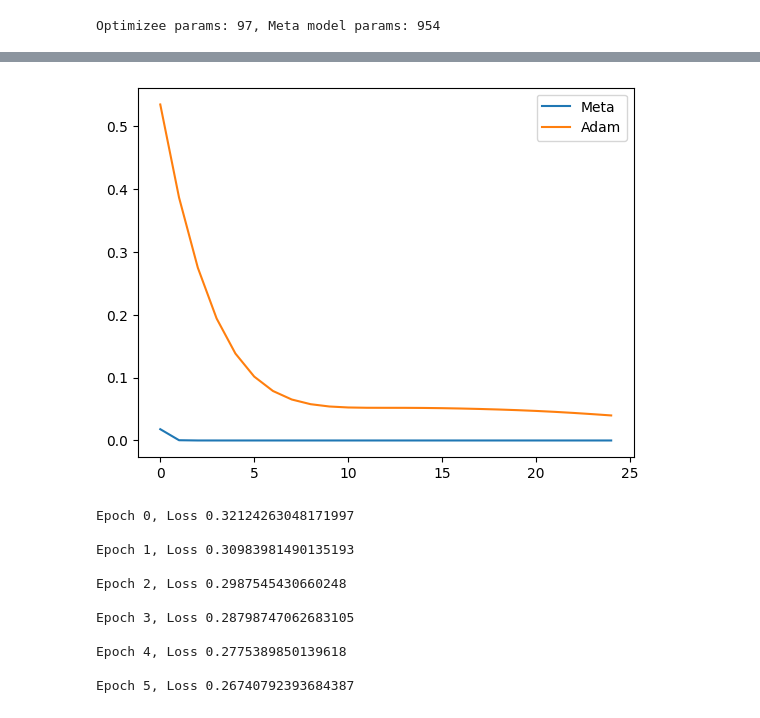
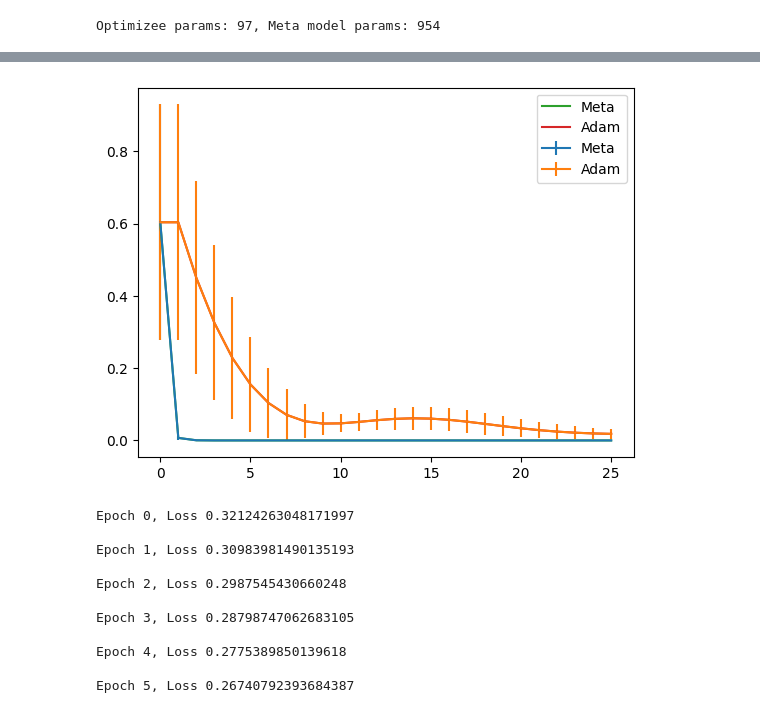
Before and after one commit to sidb70/learned-optimizers, a Jupyter notebook: experiments/meta_opt_playground.ipynb, the cells around one changed output, grey strips where cells are left out. Saved outputs shown, nothing was run; the diff lists cells and outputs as text; code cells hidden in the pictures.

Commit message:
optimizee >> optimizer experiment. not yet run.

```diff
--- a/experiments/meta_opt_playground.ipynb
+++ b/experiments/meta_opt_playground.ipynb
@@ -228,12 +227,25 @@ meta_model.eval()
 X_train = X_train.to('cuda')
 Y_train = Y_train.to('cuda')
 
-avg_losses_meta = []
-for epoch in range(25):
+# initial evaluation on train
+initial_losses = []
+with torch.no_grad():
+    for model in optimizees:
+        model.to('cuda')
+        outputs = model(X_train)
+        loss = criterion(outputs, Y_train)
+        initial_losses.append(loss.item())
+    print(f'Initial Train Loss {sum(initial_losses)/len(optimizees)}')
+
+epochs = 25
+losses_meta = [[] for _ in range(epochs+1)]
+losses_meta[0] = initial_losses
+
+for epoch in range(epochs):
     running_loss = 0.0
     for i in range(0, k_test, batch_size):
         batch = optimizees[i:i+batch_size]
-        batch_flattened = [torch.cat([torch.cat([p.flatten() for p in model.parameters()]), torch.tensor([epoch], dtype=torch.float32)]) for model in batch]
+        batch_flattened = [torch.cat([torch.cat([p.flatten() for p in model.parameters()]), torch.tensor([epoch], dtype=torch.float32).cuda()]) for model in batch]
         batch_flattened = torch.stack(batch_flattened).to('cuda')
 
         theta_flat_prime = meta_model(batch_flattened)
@@ -263,24 +275,26 @@ for epoch in range(25):
         # reassign the weights for the next iteration
         for i, model in enumerate(batch):
             for name, param in model.named_parameters():
-                param.data = params_dict[name][i].data.cpu()
+                param.data = params_dict[name][i].data
 
-        loss = torch.stack([criterion(output, Y_train) for output in outputs]).mean()
+        loss = torch.stack([criterion(output, Y_train) for output in outputs])
+        losses_meta[epoch+1].extend(loss.clone().detach().flatten().squeeze().cpu().numpy().tolist())
+        loss = loss.mean()
         running_loss += loss.item() * len(batch)
-    avg_losses_meta.append(running_loss/len(optimizees))
     print(f'Epoch {epoch}, eval Train Loss {running_loss/len(optimizees)}')
 
 
-avg_losses_adam = [[] for _ in range(25)]
+losses_adam = [[] for _ in range(epochs+1)]
+losses_adam[0] = initial_losses
 for model in optimizees_for_adam:
     model.to('cuda')
     optimizer = optim.Adam(model.parameters(), lr=1e-2)
-    for epoch in range(25):
+    for epoch in range(epochs):
         optimizer.zero_grad()
         outputs = model(X_train)
         loss = criterion(outputs, Y_train)
         loss.backward()
         optimizer.step()
-        avg_losses_adam[epoch].append(loss.item())
+        losses_adam[epoch+1].append(loss.item())
     print(f'Epoch {epoch}, Adam Train Loss {loss.item()}')
 # %% [output]
@@ -304,14 +318,22 @@ Epoch 24, Adam Train Loss 0.017903659492731094
 # %%
 # plto
+avg_losses_meta = [sum(losses)/len(losses) for losses in losses_meta]
+avg_losses_adam = [sum(losses)/len(losses) for losses in losses_adam]
 
-avg_losses_adam = [sum(losses)/len(losses) for losses in avg_losses_adam]
+# error bars
+std_losses_meta = [torch.tensor(losses).std().item() for losses in losses_meta]
+std_losses_adam = [torch.tensor(losses).std().item() for losses in losses_adam]
+
+plt.errorbar(range(epochs+1), avg_losses_meta, yerr=std_losses_meta, label='Meta')
+plt.errorbar(range(epochs+1), avg_losses_adam, yerr=std_losses_adam, label='Adam')
+
 
 plt.plot(avg_losses_meta, label='Meta')
 plt.plot(avg_losses_adam, label='Adam')
 plt.legend()
 plt.show()
 # %% [output]
-[figure, old version]
+[figure, new version]
 # %%
 # baseline
 model = BaseModel(input_dim, hidden_dim, output_dim)
```
Also changed, not shown: parts of 9 cells of this notebook, 2 other files.
